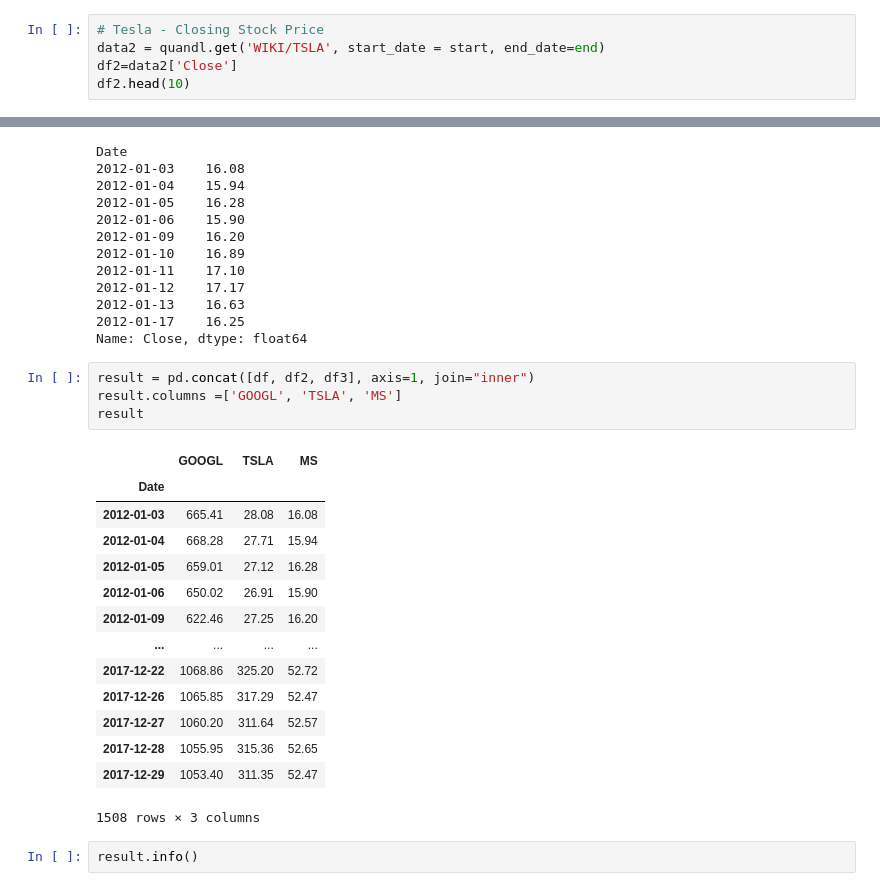
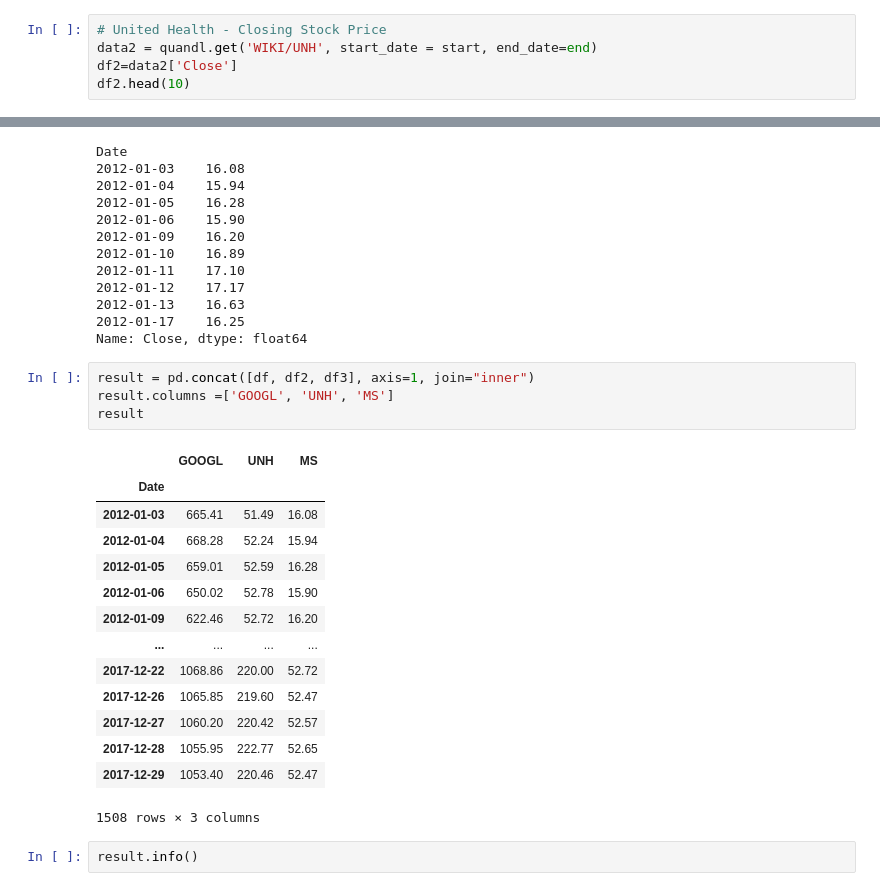
Before and after one commit to elliothebert/Portfolio_management, a Jupyter notebook: portfolio_management.ipynb, the cells around one changed output, grey strips where cells are left out. Cells and saved outputs as stored; diff of their text form.

```diff
--- a/portfolio_management.ipynb
+++ b/portfolio_management.ipynb
@@ -65,8 +82,8 @@ Date
 2012-01-17    628.58
 Name: Close, dtype: float64
 # %%
-# Tesla - Closing Stock Price
-data2 = quandl.get('WIKI/TSLA', start_date = start, end_date=end)
+# United Health - Closing Stock Price
+data2 = quandl.get('WIKI/UNH', start_date = start, end_date=end)
 df2=data2['Close']
 df2.head(10)
 # %% [output]
@@ -102,22 +119,22 @@ Date
 Name: Close, dtype: float64
 # %%
 result = pd.concat([df, df2, df3], axis=1, join="inner")
-result.columns =['GOOGL', 'TSLA', 'MS']
+result.columns =['GOOGL', 'UNH', 'MS']
 result
 # %% [output]
-|  | GOOGL | TSLA | MS |
+|  | GOOGL | UNH | MS |
 | Date |  |  |  |
-| 2012-01-03 | 665.41 | 28.08 | 16.08 |
-| 2012-01-04 | 668.28 | 27.71 | 15.94 |
-| 2012-01-05 | 659.01 | 27.12 | 16.28 |
-| 2012-01-06 | 650.02 | 26.91 | 15.90 |
-| 2012-01-09 | 622.46 | 27.25 | 16.20 |
+| 2012-01-03 | 665.41 | 51.49 | 16.08 |
+| 2012-01-04 | 668.28 | 52.24 | 15.94 |
+| 2012-01-05 | 659.01 | 52.59 | 16.28 |
+| 2012-01-06 | 650.02 | 52.78 | 15.90 |
+| 2012-01-09 | 622.46 | 52.72 | 16.20 |
 | ... | ... | ... | ... |
-| 2017-12-22 | 1068.86 | 325.20 | 52.72 |
-| 2017-12-26 | 1065.85 | 317.29 | 52.47 |
-| 2017-12-27 | 1060.20 | 311.64 | 52.57 |
-| 2017-12-28 | 1055.95 | 315.36 | 52.65 |
-| 2017-12-29 | 1053.40 | 311.35 | 52.47 |
+| 2017-12-22 | 1068.86 | 220.00 | 52.72 |
+| 2017-12-26 | 1065.85 | 219.60 | 52.47 |
+| 2017-12-27 | 1060.20 | 220.42 | 52.57 |
+| 2017-12-28 | 1055.95 | 222.77 | 52.65 |
+| 2017-12-29 | 1053.40 | 220.46 | 52.47 |
 1508 rows × 3 columns
 # %%
 result.info()
```
Also changed, not shown: parts of 32 cells of this notebook.
